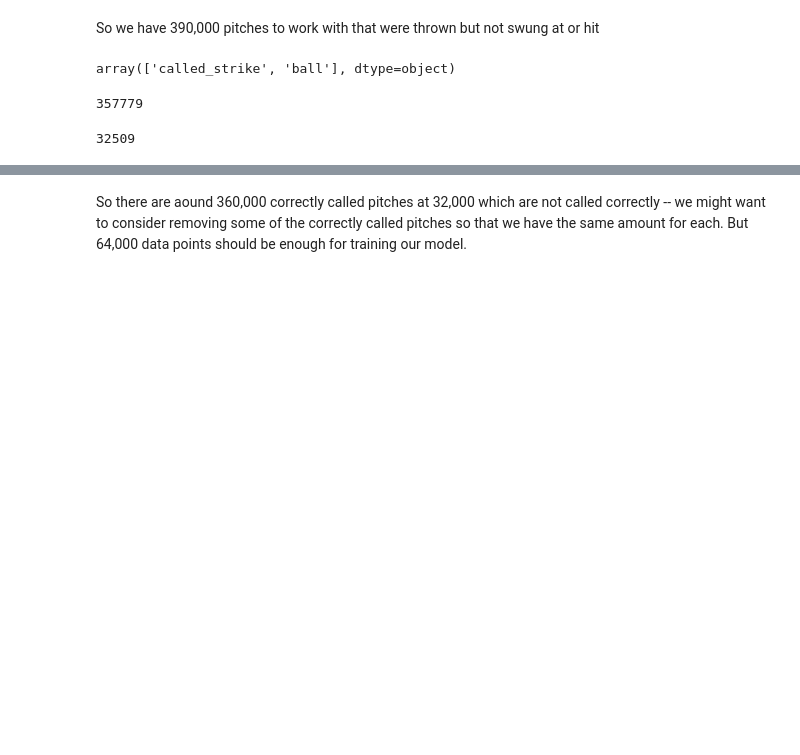
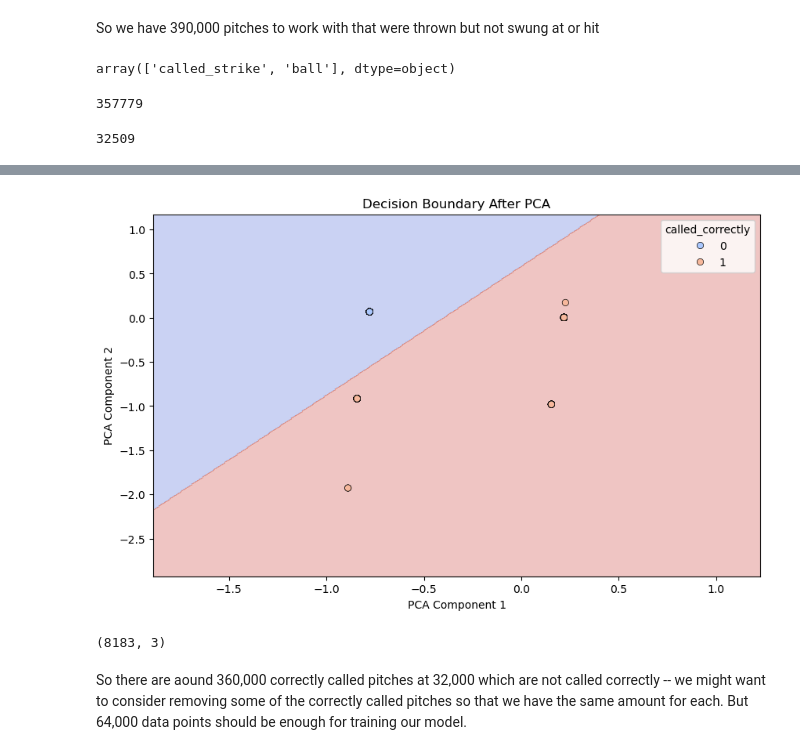
Before and after one commit to ctkatz/ML_project, a Jupyter notebook: player_info_data.ipynb, the cells around one changed output, grey strips where cells are left out. Drawn from its saved outputs; the diff is of its cells as text; code cells hidden in the pictures; blank space fills up the shorter version.

Commit message:
Training to find best features (not done yet)

```diff
--- a/player_info_data.ipynb
+++ b/player_info_data.ipynb
@@ -149,3 +124,10 @@ len(pitches_not_hit[pitches_not_hit["called_correctly"] == 1])
 len(pitches_not_hit[pitches_not_hit["called_correctly"] == 0])
 # %% [output]
 32509
+# %%
+from sklearn.model_selection import train_test_split
+y = pitches_not_hit["called_correctly"]
+X= pitches_not_hit.drop(["called_correctly"], axis= 1)
+X = X.dropna(axis=1, how='all')
+X_train, X_test, y_train, y_test = train_test_split(X, y)
+X.head()
@@ -152,2 +257,42 @@ len(pitches_not_hit[pitches_not_hit["called_correctly"] == 0])
+# %%
+from sklearn.decomposition import PCA
+from sklearn.linear_model import LogisticRegression
+import matplotlib.pyplot as plt
+import numpy as np
+import seaborn as sns
+
+# Drop NAs and align y
+X_best = X_train[best_cols].dropna()
+y_best = y_train.loc[X_best.index]
+
+# Step 1: Reduce to 2D with PCA
+pca = PCA(n_components=2)
+X_pca = pca.fit_transform(X_best)
+
+# Step 2: Fit Logistic Regression
+LR_pca = LogisticRegression()
+LR_pca.fit(X_pca, y_best)
+
+# Step 3: Plot decision boundary
+x_min, x_max = X_pca[:, 0].min() - 1, X_pca[:, 0].max() + 1
+y_min, y_max = X_pca[:, 1].min() - 1, X_pca[:, 1].max() + 1
+xx, yy = np.meshgrid(np.linspace(x_min, x_max, 500),
+                     np.linspace(y_min, y_max, 500))
+Z = LR_pca.predict(np.c_[xx.ravel(), yy.ravel()])
+Z = Z.reshape(xx.shape)
+
+# Plotting
+plt.figure(figsize=(10, 6))
+plt.contourf(xx, yy, Z, alpha=0.3, cmap='coolwarm')
+sns.scatterplot(x=X_pca[:, 0], y=X_pca[:, 1], hue=y_best, palette='coolwarm', edgecolor='k')
+plt.title('Decision Boundary After PCA')
+plt.xlabel('PCA Component 1')
+plt.ylabel('PCA Component 2')
+plt.show()
+
+X_train[best_cols].dropna().shape
+# %% [output]
+[figure, added]
+(8183, 3)
 # %% [markdown]
 So there are aound 360,000 correctly called pitches at 32,000 which are not called correctly -- we might want to consider removing some of the correctly called pitches so that we have the same amount for each. But 64,000 data points should be enough for training our model.
```
Also changed, not shown: parts of 4 cells of this notebook.
